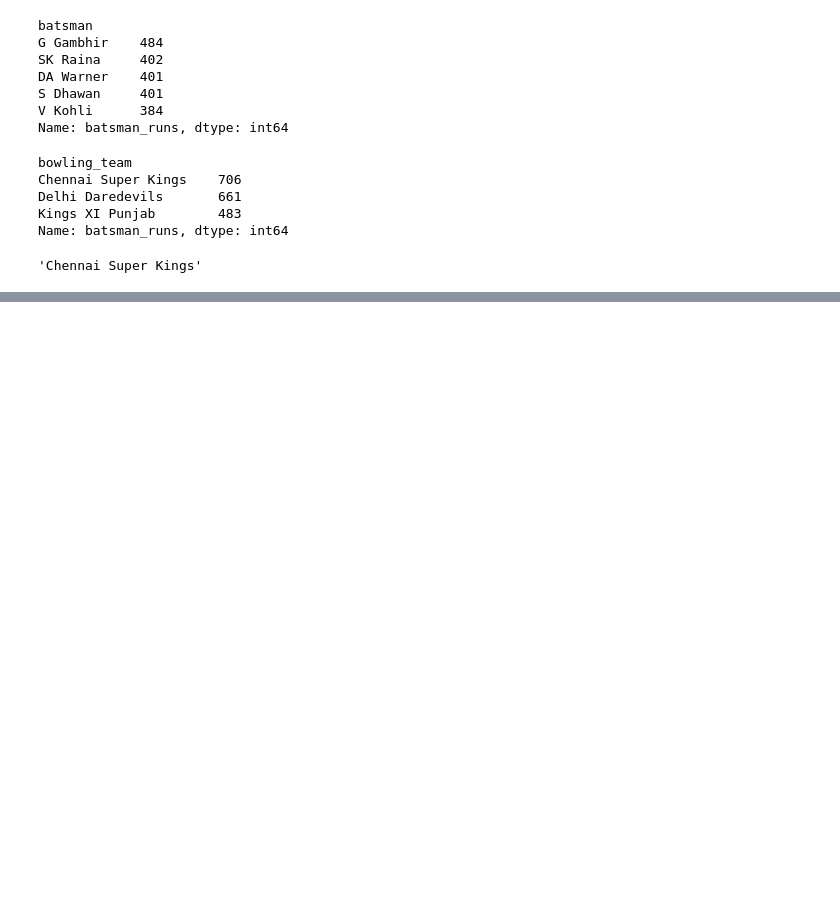
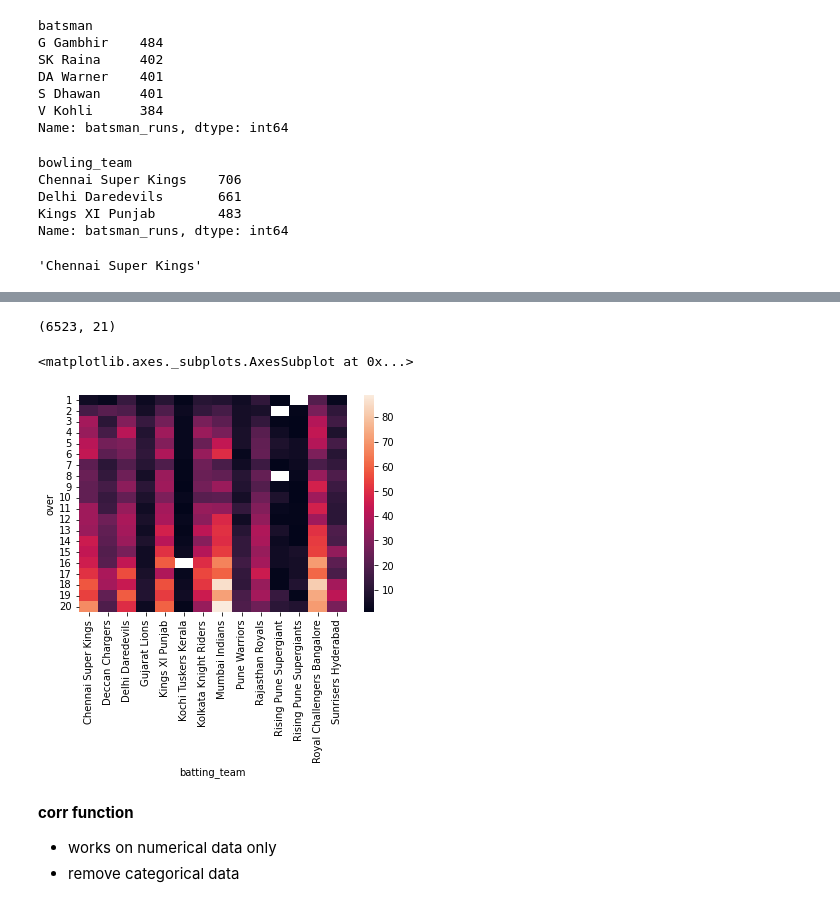
Before and after one commit to SUDHANSHU4497/practice, a Jupyter notebook: ipl_data_analysis.ipynb, the cells around one changed output, grey strips where cells are left out. Drawn from its saved outputs; the diff is of its cells as text; code cells hidden in the pictures; blank space fills up the shorter version.

```diff
--- a/ipl_data_analysis.ipynb
+++ b/ipl_data_analysis.ipynb
@@ -856,0 +1068,8 @@ run_scored('V Kohli')
+# %%
+mask=delivery['batsman_runs']==6
+six=delivery[mask]
+six.shape
+# %% [output]
+(6523, 21)
+# %%
+pt=six.pivot_table(index='over',columns='batting_team',values='batsman_runs',aggfunc='count')
@@ -856,0 +1078,9 @@ run_scored('V Kohli')
+# %%
+sns.heatmap(pt)
+# %% [output]
+<matplotlib.axes._subplots.AxesSubplot at 0x...>
+[figure, added]
+# %% [markdown]
+**corr function**
+*  works on numerical data only
+*  remove categorical data
```
Also changed, not shown: parts of 39 cells of this notebook.
